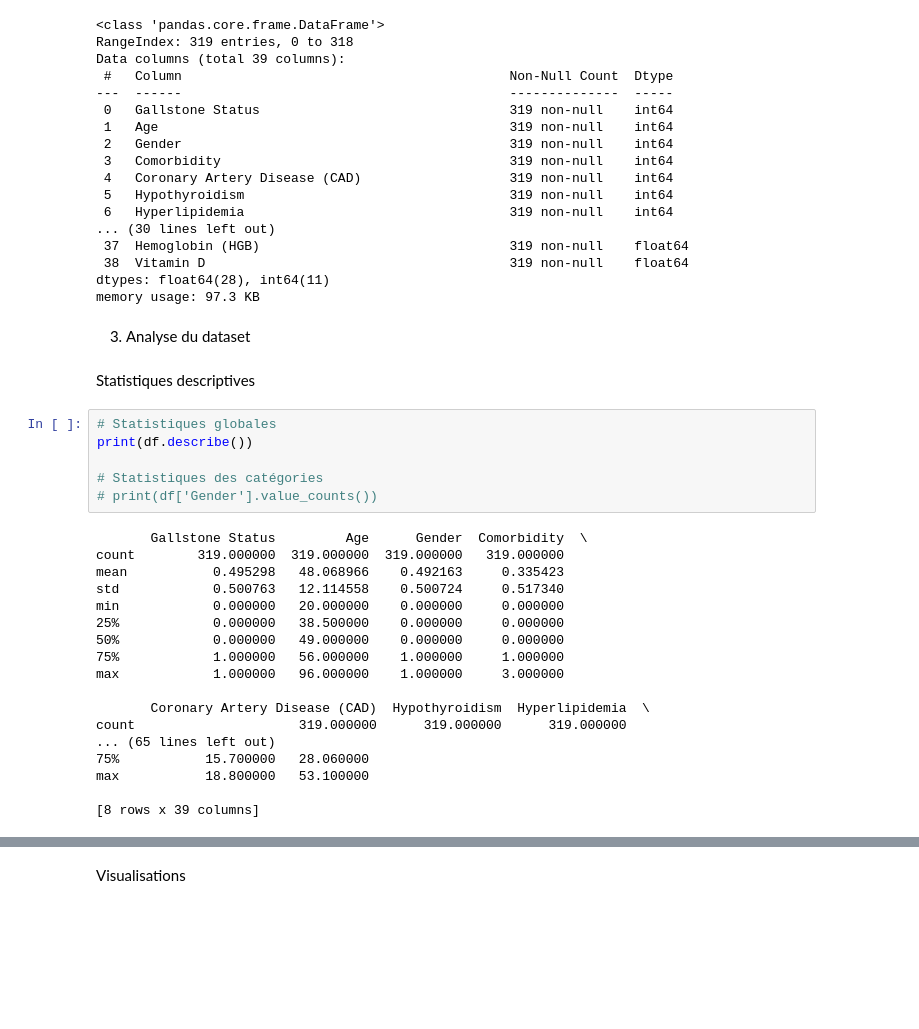
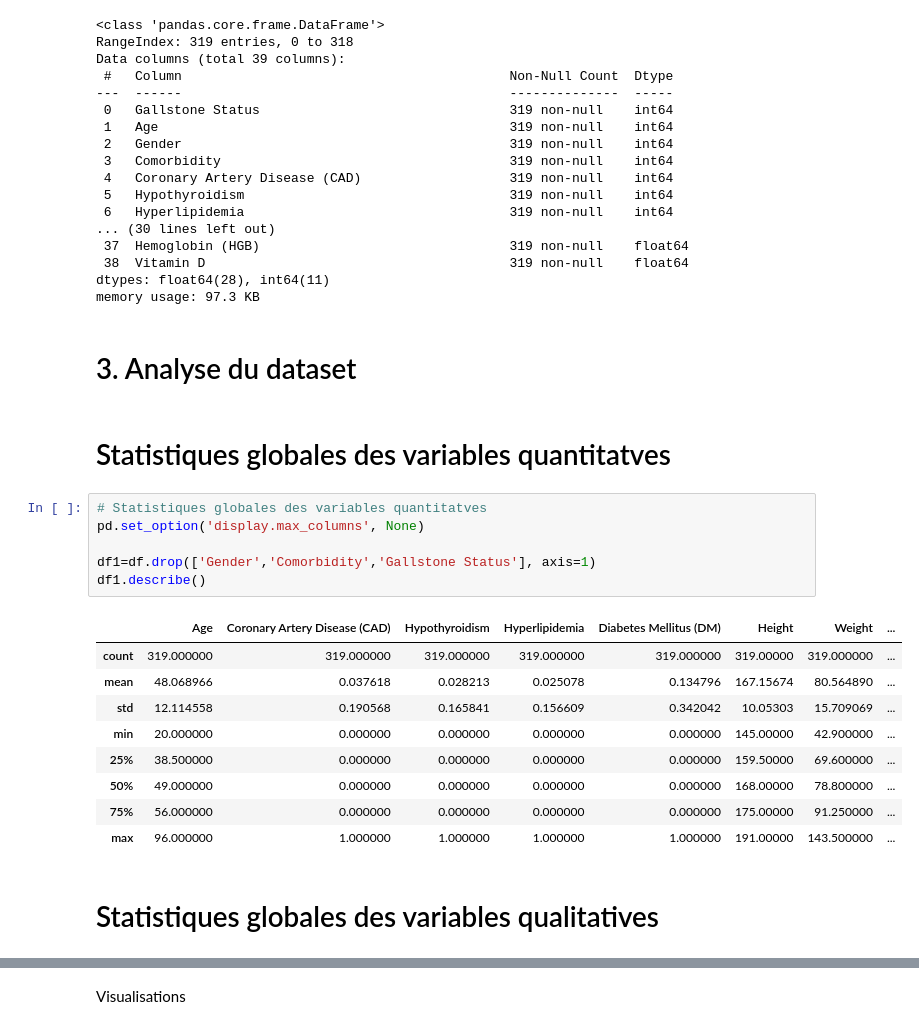
Before and after one commit to aboudoulaye/examen_ML, a Jupyter notebook: organiser.ipynb, the cells around one changed output, grey strips where cells are left out. Saved outputs shown, nothing was run; the diff lists cells and outputs as text; blank space fills up the shorter version.

```diff
--- a/organiser.ipynb
+++ b/organiser.ipynb
@@ -82,30 +59,24 @@ Data columns (total 39 columns):
 dtypes: float64(28), int64(11)
 memory usage: 97.3 KB
 # %% [markdown]
-3. Analyse du dataset
+# 3. Analyse du dataset
-# %% [markdown]
-Statistiques descriptives
-# %%
-# Statistiques globales
-print(df.describe())
-
-# Statistiques des catégories
-# print(df['Gender'].value_counts())
-# %% [output]
-       Gallstone Status         Age      Gender  Comorbidity  \
-count        319.000000  319.000000  319.000000   319.000000
-mean           0.495298   48.068966    0.492163     0.335423
-std            0.500763   12.114558    0.500724     0.517340
-min            0.000000   20.000000    0.000000     0.000000
-25%            0.000000   38.500000    0.000000     0.000000
-50%            0.000000   49.000000    0.000000     0.000000
-75%            1.000000   56.000000    1.000000     1.000000
-max            1.000000   96.000000    1.000000     3.000000
-
-       Coronary Artery Disease (CAD)  Hypothyroidism  Hyperlipidemia  \
-count                     319.000000      319.000000      319.000000
-... (65 lines left out)
-75%           15.700000   28.060000
-max           18.800000   53.100000
-
-[8 rows x 39 columns]
+# %% [markdown]
+# Statistiques globales des variables quantitatves
+# %%
+# Statistiques globales des variables quantitatves
+pd.set_option('display.max_columns', None)
+
+df1=df.drop(['Gender','Comorbidity','Gallstone Status'], axis=1)
+df1.describe()
+# %% [output]
+|  | Age | Coronary Artery Disease (CAD) | Hypothyroidism | Hyperlipidemia | Diabetes Mellitus (DM) | Height | Weight | ... |
+| count | 319.000000 | 319.000000 | 319.000000 | 319.000000 | 319.000000 | 319.00000 | 319.000000 | ... |
+| mean | 48.068966 | 0.037618 | 0.028213 | 0.025078 | 0.134796 | 167.15674 | 80.564890 | ... |
+| std | 12.114558 | 0.190568 | 0.165841 | 0.156609 | 0.342042 | 10.05303 | 15.709069 | ... |
+| min | 20.000000 | 0.000000 | 0.000000 | 0.000000 | 0.000000 | 145.00000 | 42.900000 | ... |
+| 25% | 38.500000 | 0.000000 | 0.000000 | 0.000000 | 0.000000 | 159.50000 | 69.600000 | ... |
+| 50% | 49.000000 | 0.000000 | 0.000000 | 0.000000 | 0.000000 | 168.00000 | 78.800000 | ... |
+| 75% | 56.000000 | 0.000000 | 0.000000 | 0.000000 | 0.000000 | 175.00000 | 91.250000 | ... |
+| max | 96.000000 | 1.000000 | 1.000000 | 1.000000 | 1.000000 | 191.00000 | 143.500000 | ... |
+# %% [markdown]
+# Statistiques globales des variables qualitatives
```
Also changed, not shown: parts of 22 cells of this notebook, 1 other file.
